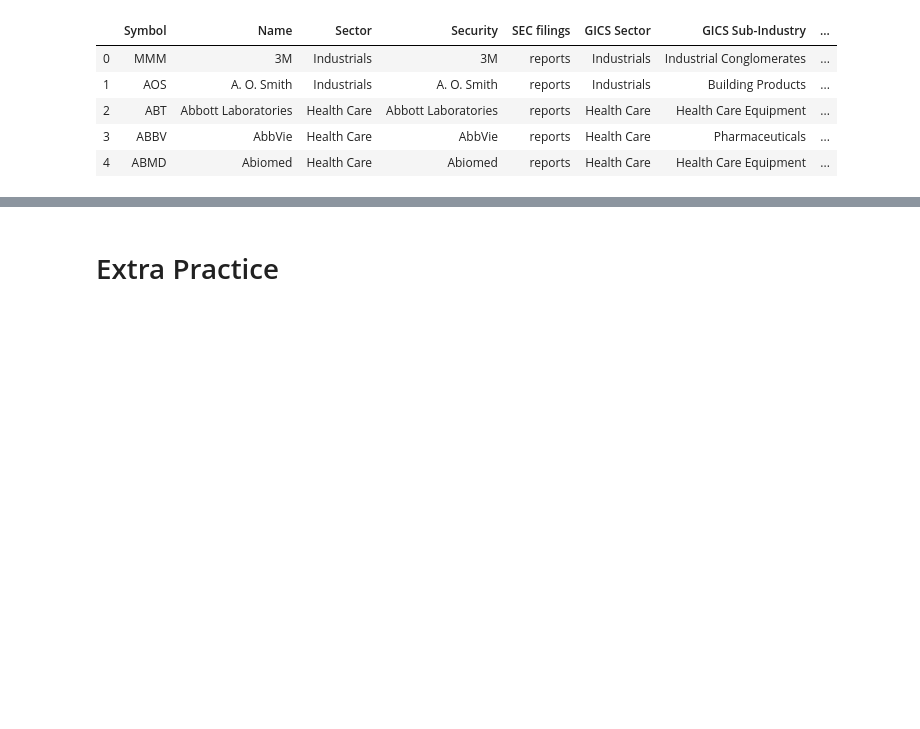
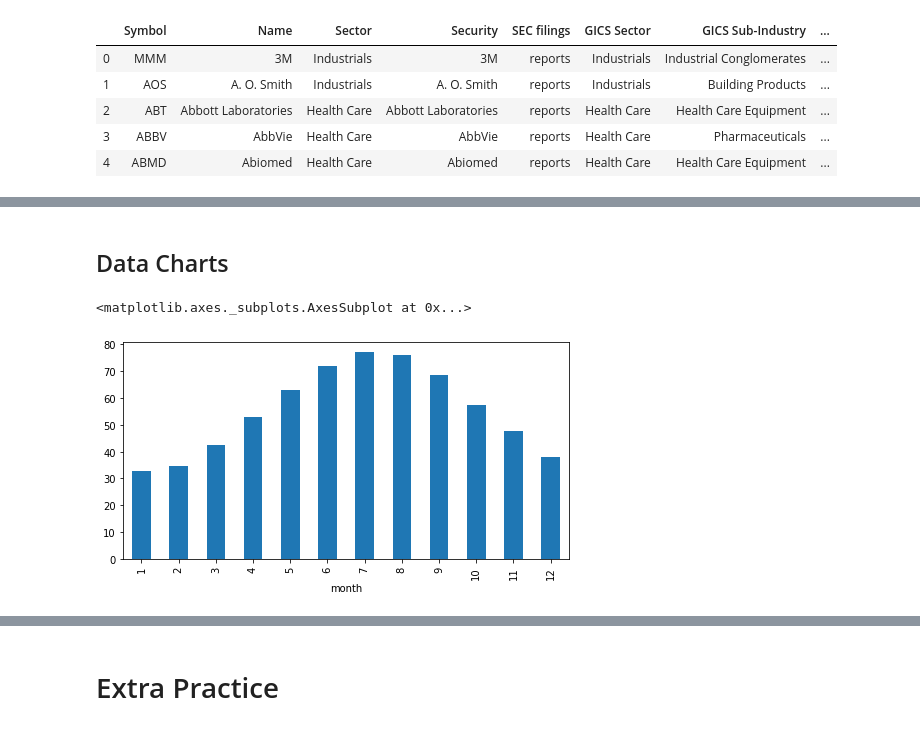
Before and after one commit to NolanSmithSolutions/Course, a Jupyter notebook: Statistical_Modeling/Data_Cleaning.ipynb, the cells around one changed output, grey strips where cells are left out. Cells and saved outputs as stored; diff of their text form; code cells hidden in the pictures; blank space fills up the shorter version.

```diff
--- a/Statistical_Modeling/Data_Cleaning.ipynb
+++ b/Statistical_Modeling/Data_Cleaning.ipynb
@@ -466,0 +481,21 @@ https://towardsdatascience.com/top-16-python-applications-in-real-world-a0404111
+# %%
+# Federal funds effective rate data
+dff=pd.read_csv('DFF.csv')
+
+# Unemployment rate data
+unrate=pd.read_csv('UNRATE.csv')
+unrate['month']=pd.to_datetime(unrate.DATE).dt.month
+unrate['year']=pd.to_datetime(unrate.DATE).dt.year
+unrate.drop('DATE',axis=1,inplace=True)
+
+# GDP Data - we may not use it though
+gdp=pd.read_csv('GDPC1.csv')
+gdp['quarter']=pd.to_datetime(gdp.DATE).dt.quarter
+gdp['year']=pd.to_datetime(gdp.DATE).dt.year
+gdp.drop('DATE',axis=1,inplace=True)
+
+yahoo_data=pd.merge(yahoo_data,dff,left_on=pd.to_datetime(yahoo_data.Date),right_on=pd.to_datetime(dff.DATE),how='inner')
+yahoo_data=pd.merge(yahoo_data,unrate,on=['month','year'],how='inner')
+yahoo_data.drop(['key_0','DATE'],axis=1,inplace=True)
+yahoo_data=pd.merge(yahoo_data,gdp,on=['quarter','year'],how='inner')
+yahoo_data
@@ -466,0 +594,14 @@ https://towardsdatascience.com/top-16-python-applications-in-real-world-a0404111
+# %%
+# Change the data type of precipation and temperature
+yahoo_data['prec']=yahoo_data['prec'].astype('float')
+yahoo_data['temp']=yahoo_data['temp'].astype('float')
+# %% [markdown]
+<a id='8'></a>
+## Data Charts
+# %%
+# Average monthly temperature over the years
+plt.figure(figsize=(8, 4))
+yahoo_data['temp'].groupby(yahoo_data['month']).mean().plot(kind="bar")
+# %% [output]
+<matplotlib.axes._subplots.AxesSubplot at 0x...>
+[figure, added]
```
Also changed, not shown: parts of 59 cells of this notebook, 13 other files.
